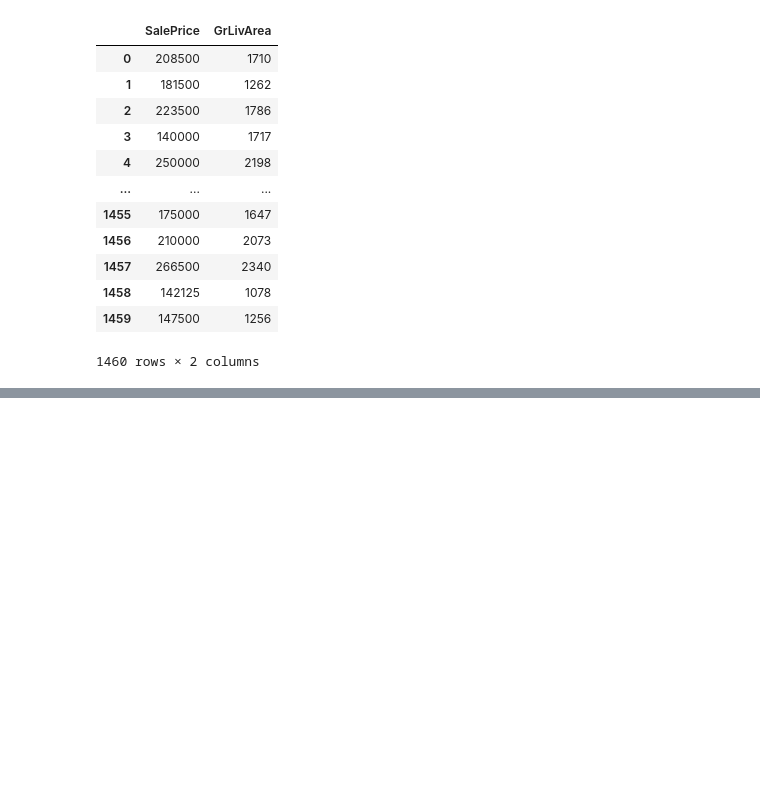
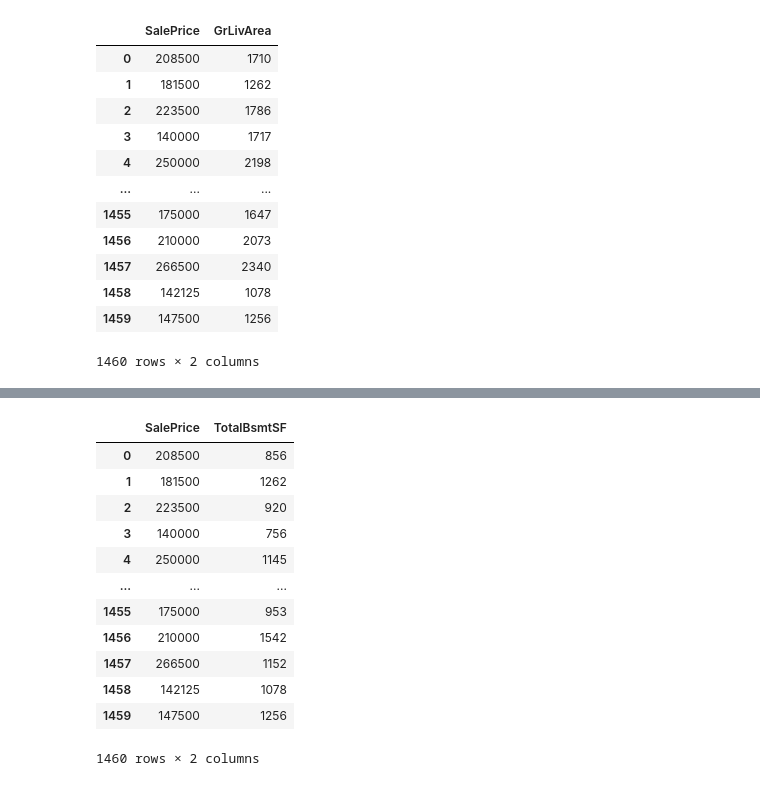
Before and after one commit to t2ols/Deep-Learning-with-PyTorch-1.x, a Jupyter notebook: keggle_learning/house prise.ipynb, the cells around one changed output, grey strips where cells are left out. Drawn from its saved outputs; the diff is of its cells as text; code cells hidden in the pictures; blank space fills up the shorter version.

```diff
--- a/keggle_learning/house prise.ipynb
+++ b/keggle_learning/house prise.ipynb
@@ -97,0 +105,16 @@ data
+# %%
+pd.concat([df_train['SalePrice'], df_train[var]], axis=1)
+# %% [output]
+|  | SalePrice | TotalBsmtSF |
+| 0 | 208500 | 856 |
+| 1 | 181500 | 1262 |
+| 2 | 223500 | 920 |
+| 3 | 140000 | 756 |
+| 4 | 250000 | 1145 |
+| ... | ... | ... |
+| 1455 | 175000 | 953 |
+| 1456 | 210000 | 1542 |
+| 1457 | 266500 | 1152 |
+| 1458 | 142125 | 1078 |
+| 1459 | 147500 | 1256 |
+1460 rows × 2 columns
```
Also changed, not shown: parts of 4 cells of this notebook.
